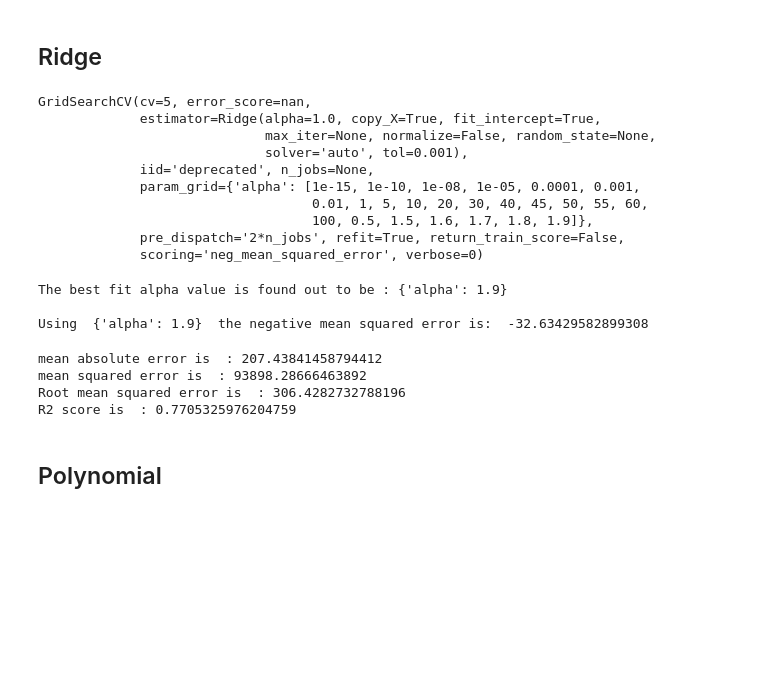
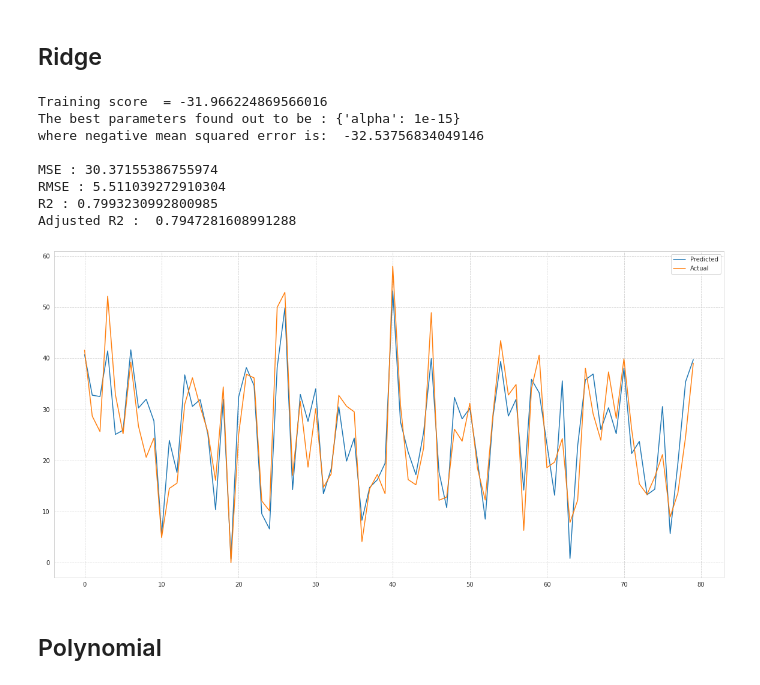
Before and after one commit to armanalam6342/Seoul-Bike-Sharing-Demand-Prediction, a Jupyter notebook: Bike_Sharing_Demand_Prediction_Capstone_Project.ipynb, the cells around one changed output. Drawn from its saved outputs; the diff is of its cells as text; code cells hidden in the pictures; blank space fills up the shorter version.

```diff
--- a/Bike_Sharing_Demand_Prediction_Capstone_Project.ipynb
+++ b/Bike_Sharing_Demand_Prediction_Capstone_Project.ipynb
@@ -621,34 +651,18 @@ R2 score is  : 0.7703707170007457
 # %%
 L2 = Ridge()
 parameters = {'alpha': [1e-15,1e-10,1e-8,1e-5,1e-4,1e-3,1e-2,1,5,10,20,30,40,45,50,55,60,100,0.5,1.5,1.6,1.7,1.8,1.9]}
-L2_regressor = GridSearchCV(L2, parameters, scoring='neg_mean_squared_error', cv=5)
-L2_regressor.fit(X_train,y_train)
+L2_cv = GridSearchCV(L2, parameters, scoring='neg_mean_squared_error', cv=5)
+score_metrix(L2_cv,X_train_trans,X_test_trans,y_train,y_test)
 # %% [output]
-GridSearchCV(cv=5, error_score=nan,
-             estimator=Ridge(alpha=1.0, copy_X=True, fit_intercept=True,
-                             max_iter=None, normalize=False, random_state=None,
-                             solver='auto', tol=0.001),
-             iid='deprecated', n_jobs=None,
-             param_grid={'alpha': [1e-15, 1e-10, 1e-08, 1e-05, 0.0001, 0.001,
-                                   0.01, 1, 5, 10, 20, 30, 40, 45, 50, 55, 60,
-                                   100, 0.5, 1.5, 1.6, 1.7, 1.8, 1.9]},
-             pre_dispatch='2*n_jobs', refit=True, return_train_score=False,
-             scoring='neg_mean_squared_error', verbose=0)
+Training score  = -31.966224869566016
+The best parameters found out to be : {'alpha': 1e-15}
+where negative mean squared error is:  -32.53756834049146
+
+MSE : 30.37155386755974
+RMSE : 5.511039272910304
+R2 : 0.7993230992800985
+Adjusted R2 :  0.7947281608991288
+[figure, added]
-# %%
-print("The best fit alpha value is found out to be :" ,L2_regressor.best_params_)
-print("\nUsing ",L2_regressor.best_params_, " the negative mean squared error is: ", L2_regressor.best_score_)
-# %% [output]
-The best fit alpha value is found out to be : {'alpha': 1.9}
-
-Using  {'alpha': 1.9}  the negative mean squared error is:  -32.63429582899308
-# %%
-L2_pred = L2_regressor.predict(X_test)
-score_metrics(y_test,L2_pred)
-# %% [output]
-mean absolute error is  : 207.43841458794412
-mean squared error is  : 93898.28666463892
-Root mean squared error is  : 306.4282732788196
-R2 score is  : 0.7705325976204759
 # %% [markdown]
 ## Polynomial
 # %%
```
Also changed, not shown: parts of 68 cells of this notebook.
